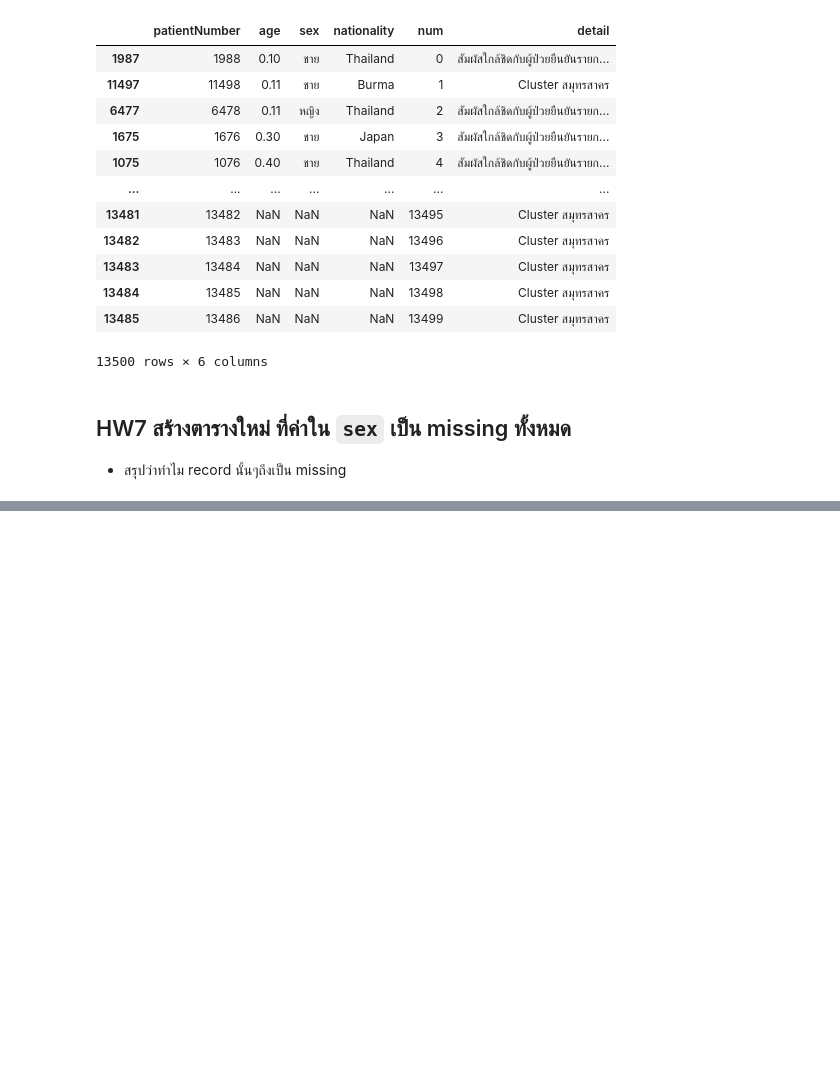
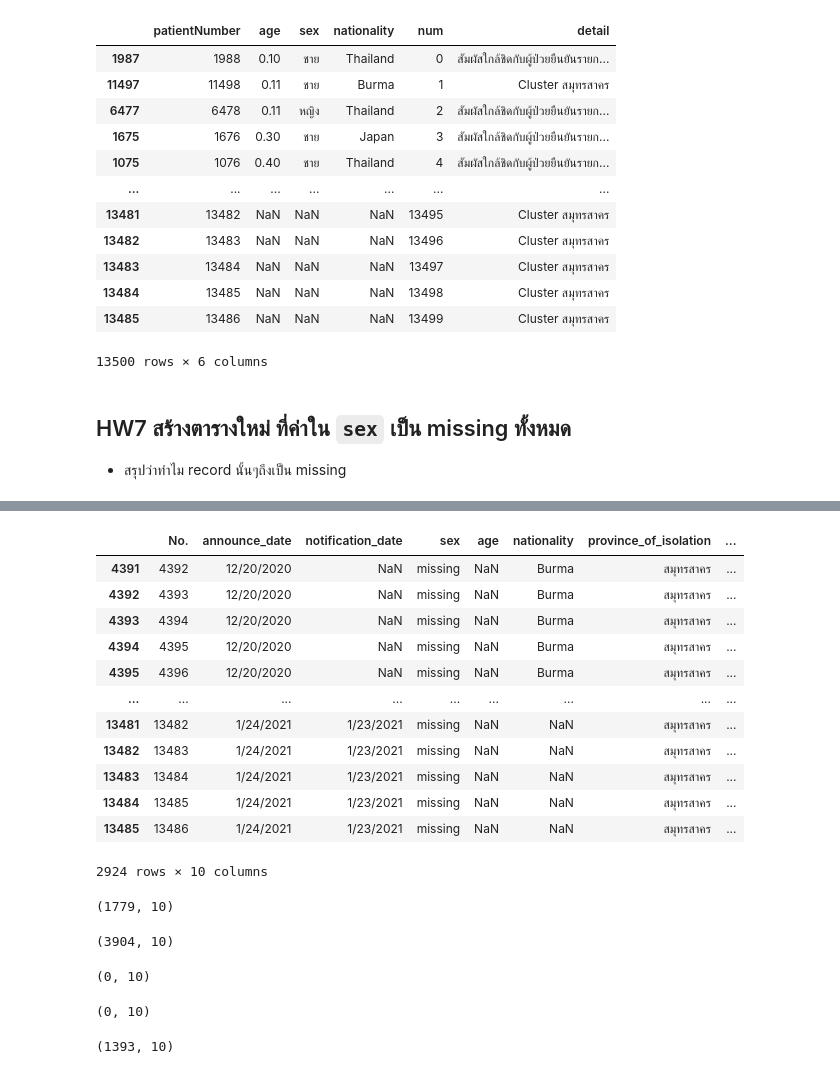
Before and after one commit to kanyaweeud/data_viz, a Jupyter notebook: Pandas102.ipynb, the cells around one changed output, grey strips where cells are left out. Saved outputs shown, nothing was run; the diff lists cells and outputs as text; code cells hidden in the pictures; blank space fills up the shorter version.

```diff
--- a/Pandas102.ipynb
+++ b/Pandas102.ipynb
@@ -363,0 +359,3 @@ data_human2_renamed
+# %%
+new_table = data_covid.fillna(value={'sex':'missing'})
+new_table.head()
@@ -363,0 +369,37 @@ data_human2_renamed
+# %%
+missing = new_table[new_table['sex']=='missing']
+missing
+# %% [output]
+|  | No. | announce_date | notification_date | sex | age | nationality | province_of_isolation | ... |
+| 4391 | 4392 | 12/20/2020 | NaN | missing | NaN | Burma | สมุทรสาคร | ... |
+| 4392 | 4393 | 12/20/2020 | NaN | missing | NaN | Burma | สมุทรสาคร | ... |
+| 4393 | 4394 | 12/20/2020 | NaN | missing | NaN | Burma | สมุทรสาคร | ... |
+| 4394 | 4395 | 12/20/2020 | NaN | missing | NaN | Burma | สมุทรสาคร | ... |
+| 4395 | 4396 | 12/20/2020 | NaN | missing | NaN | Burma | สมุทรสาคร | ... |
+| ... | ... | ... | ... | ... | ... | ... | ... | ... |
+| 13481 | 13482 | 1/24/2021 | 1/23/2021 | missing | NaN | NaN | สมุทรสาคร | ... |
+| 13482 | 13483 | 1/24/2021 | 1/23/2021 | missing | NaN | NaN | สมุทรสาคร | ... |
+| 13483 | 13484 | 1/24/2021 | 1/23/2021 | missing | NaN | NaN | สมุทรสาคร | ... |
+| 13484 | 13485 | 1/24/2021 | 1/23/2021 | missing | NaN | NaN | สมุทรสาคร | ... |
+| 13485 | 13486 | 1/24/2021 | 1/23/2021 | missing | NaN | NaN | สมุทรสาคร | ... |
+2924 rows × 10 columns
+# %%
+missing[missing['province_of_onset']=='สมุทรสาคร'].shape
+# %% [output]
+(1779, 10)
+# %%
+data_covid[data_covid['province_of_onset']=='สมุทรสาคร'].shape
+# %% [output]
+(3904, 10)
+# %%
+missing[missing['province_of_onset']=='ขอนแก่น'].shape
+# %% [output]
+(0, 10)
+# %%
+missing[missing['province_of_onset']=='กรุงเทพ'].shape
+# %% [output]
+(0, 10)
+# %%
+missing[missing['nationality']=='Burma'].shape France
+# %% [output]
+(1393, 10)
```
Also changed, not shown: parts of 7 cells of this notebook.
